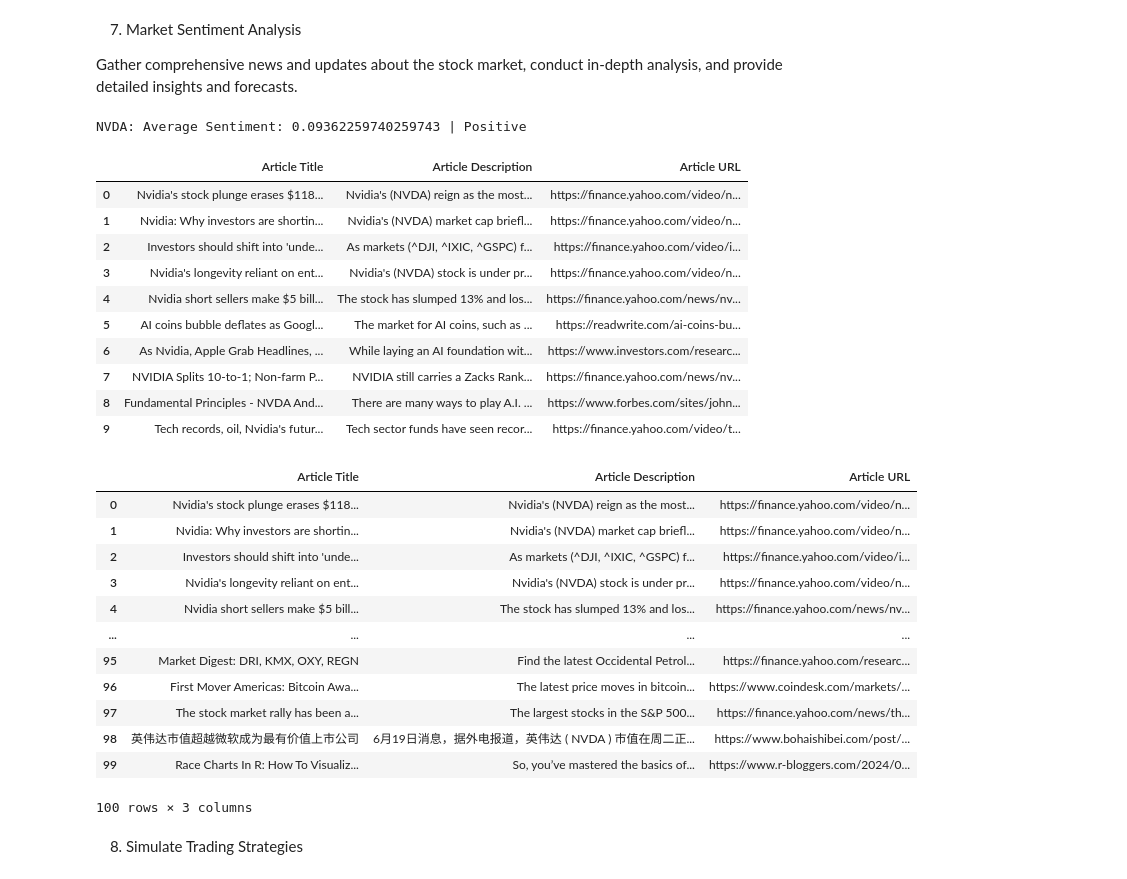
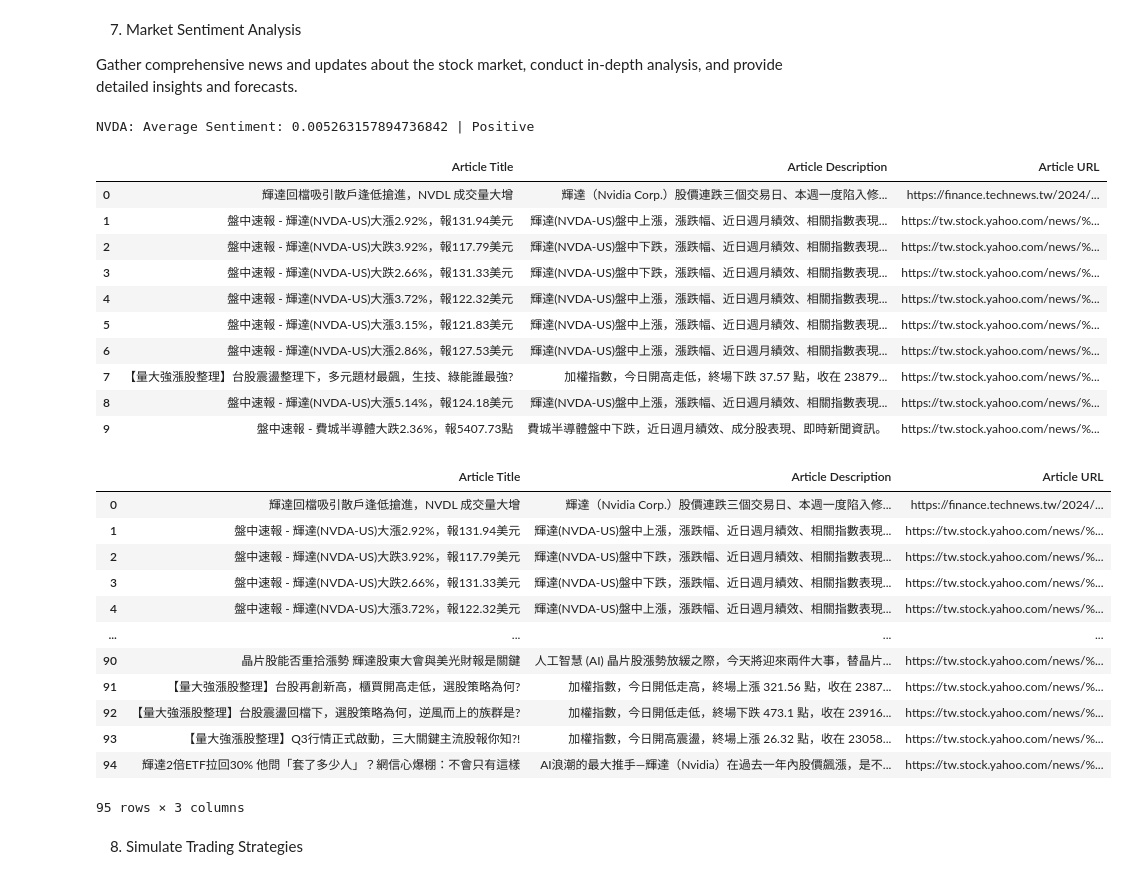
Before and after one commit to ctkqiang/StockAnalysis, a Jupyter notebook: Stock_analysis.ipynb, the cells around one changed output. Cells and saved outputs as stored; diff of their text form; code cells hidden in the pictures.

```diff
--- a/Stock_analysis.ipynb
+++ b/Stock_analysis.ipynb
@@ -286,7 +286,7 @@ display(plt)
 Gather comprehensive news and updates about the stock market, conduct in-depth analysis, and provide detailed insights and forecasts.
 # %%
 def fetch_stock_news(ticker):
-    url = f"https://newsapi.org/v2/everything?q={ticker}&apiKey=c27ac3ff5baa4f36abd7d6d90110da55"
+    url = f"https://newsapi.org/v2/everything?q={ticker}&apiKey=c27ac3ff5baa4f36abd7d6d90110da55&language=zh"
     response = requests.get(url)
 
     if response.status_code == 200:
@@ -348,56 +348,56 @@ if articles:
     top_10_articles = df_articles.head(10)
 
     display(top_10_articles)
 
     # Optional: Download and save to CS
     if download:
         # Save the top 10 articles to a CSV file
         top_10_articles.to_csv("output/top_10_articles.csv", index=False)
 
         # Read the CSV file back into a DataFrame
         read_df = pd.read_csv("output/top_10_articles.csv")
         display(read_df)
 
         # Convert DataFrame to Markdown format
         markdown_table = read_df.to_markdown(index=False)
 
         # Save the Markdown table to a .md file
         current_datetime = datetime.now().strftime("%Y-%m-%d_%H-%M-%S")
         file_name = f"output/Top_news_affected_{ticker}_{current_datetime}.md"
 
         with open(file_name, "w") as f:
             f.write(markdown_table)
 
     # Display the original DataFrame
     display(df_articles)
 else:
     print(f"No articles found for {ticker}. Check your API key or ticker symbol.")
 # %% [output]
-NVDA: Average Sentiment: 0.09362259740259743 | Positive
+NVDA: Average Sentiment: 0.005263157894736842 | Positive
 |  | Article Title | Article Description | Article URL |
-| 0 | Nvidia's stock plunge erases $118... | Nvidia's (NVDA) reign as the most... | https://finance.yahoo.com/video/n... |
-| 1 | Nvidia: Why investors are shortin... | Nvidia's (NVDA) market cap briefl... | https://finance.yahoo.com/video/n... |
-| 2 | Investors should shift into 'unde... | As markets (^DJI, ^IXIC, ^GSPC) f... | https://finance.yahoo.com/video/i... |
-| 3 | Nvidia's longevity reliant on ent... | Nvidia's (NVDA) stock is under pr... | https://finance.yahoo.com/video/n... |
-| 4 | Nvidia short sellers make $5 bill... | The stock has slumped 13% and los... | https://finance.yahoo.com/news/nv... |
-| 5 | AI coins bubble deflates as Googl... | The market for AI coins, such as ... | https://readwrite.com/ai-coins-bu... |
-| 6 | As Nvidia, Apple Grab Headlines, ... | While laying an AI foundation wit... | https://www.investors.com/researc... |
-| 7 | NVIDIA Splits 10-to-1; Non-farm P... | NVIDIA still carries a Zacks Rank... | https://finance.yahoo.com/news/nv... |
-| 8 | Fundamental Principles - NVDA And... | There are many ways to play A.I. ... | https://www.forbes.com/sites/john... |
-| 9 | Tech records, oil, Nvidia's futur... | Tech sector funds have seen recor... | https://finance.yahoo.com/video/t... |
+| 0 | 輝達回檔吸引散戶逢低搶進，NVDL 成交量大增 | 輝達（Nvidia Corp.）股價連跌三個交易日、本週一度陷入修... | https://finance.technews.tw/2024/... |
+| 1 | 盤中速報 - 輝達(NVDA-US)大漲2.92%，報131.94美元 | 輝達(NVDA-US)盤中上漲，漲跌幅、近日週月績效、相關指數表現... | https://tw.stock.yahoo.com/news/%... |
+| 2 | 盤中速報 - 輝達(NVDA-US)大跌3.92%，報117.79美元 | 輝達(NVDA-US)盤中下跌，漲跌幅、近日週月績效、相關指數表現... | https://tw.stock.yahoo.com/news/%... |
+| 3 | 盤中速報 - 輝達(NVDA-US)大跌2.66%，報131.33美元 | 輝達(NVDA-US)盤中下跌，漲跌幅、近日週月績效、相關指數表現... | https://tw.stock.yahoo.com/news/%... |
+| 4 | 盤中速報 - 輝達(NVDA-US)大漲3.72%，報122.32美元 | 輝達(NVDA-US)盤中上漲，漲跌幅、近日週月績效、相關指數表現... | https://tw.stock.yahoo.com/news/%... |
+| 5 | 盤中速報 - 輝達(NVDA-US)大漲3.15%，報121.83美元 | 輝達(NVDA-US)盤中上漲，漲跌幅、近日週月績效、相關指數表現... | https://tw.stock.yahoo.com/news/%... |
+| 6 | 盤中速報 - 輝達(NVDA-US)大漲2.86%，報127.53美元 | 輝達(NVDA-US)盤中上漲，漲跌幅、近日週月績效、相關指數表現... | https://tw.stock.yahoo.com/news/%... |
+| 7 | 【量大強漲股整理】台股震盪整理下，多元題材最飆，生技、綠能誰最強? | 加權指數，今日開高走低，終場下跌 37.57 點，收在 23879... | https://tw.stock.yahoo.com/news/%... |
+| 8 | 盤中速報 - 輝達(NVDA-US)大漲5.14%，報124.18美元 | 輝達(NVDA-US)盤中上漲，漲跌幅、近日週月績效、相關指數表現... | https://tw.stock.yahoo.com/news/%... |
+| 9 | 盤中速報 - 費城半導體大跌2.36%，報5407.73點 | 費城半導體盤中下跌，近日週月績效、成分股表現、即時新聞資訊。 | https://tw.stock.yahoo.com/news/%... |
 |  | Article Title | Article Description | Article URL |
-| 0 | Nvidia's stock plunge erases $118... | Nvidia's (NVDA) reign as the most... | https://finance.yahoo.com/video/n... |
-| 1 | Nvidia: Why investors are shortin... | Nvidia's (NVDA) market cap briefl... | https://finance.yahoo.com/video/n... |
-| 2 | Investors should shift into 'unde... | As markets (^DJI, ^IXIC, ^GSPC) f... | https://finance.yahoo.com/video/i... |
-| 3 | Nvidia's longevity reliant on ent... | Nvidia's (NVDA) stock is under pr... | https://finance.yahoo.com/video/n... |
-| 4 | Nvidia short sellers make $5 bill... | The stock has slumped 13% and los... | https://finance.yahoo.com/news/nv... |
+| 0 | 輝達回檔吸引散戶逢低搶進，NVDL 成交量大增 | 輝達（Nvidia Corp.）股價連跌三個交易日、本週一度陷入修... | https://finance.technews.tw/2024/... |
+| 1 | 盤中速報 - 輝達(NVDA-US)大漲2.92%，報131.94美元 | 輝達(NVDA-US)盤中上漲，漲跌幅、近日週月績效、相關指數表現... | https://tw.stock.yahoo.com/news/%... |
+| 2 | 盤中速報 - 輝達(NVDA-US)大跌3.92%，報117.79美元 | 輝達(NVDA-US)盤中下跌，漲跌幅、近日週月績效、相關指數表現... | https://tw.stock.yahoo.com/news/%... |
+| 3 | 盤中速報 - 輝達(NVDA-US)大跌2.66%，報131.33美元 | 輝達(NVDA-US)盤中下跌，漲跌幅、近日週月績效、相關指數表現... | https://tw.stock.yahoo.com/news/%... |
+| 4 | 盤中速報 - 輝達(NVDA-US)大漲3.72%，報122.32美元 | 輝達(NVDA-US)盤中上漲，漲跌幅、近日週月績效、相關指數表現... | https://tw.stock.yahoo.com/news/%... |
 | ... | ... | ... | ... |
-| 95 | Market Digest: DRI, KMX, OXY, REGN | Find the latest Occidental Petrol... | https://finance.yahoo.com/researc... |
-| 96 | First Mover Americas: Bitcoin Awa... | The latest price moves in bitcoin... | https://www.coindesk.com/markets/... |
-| 97 | The stock market rally has been a... | The largest stocks in the S&P 500... | https://finance.yahoo.com/news/th... |
-| 98 | 英伟达市值超越微软成为最有价值上市公司 | 6月19日消息，据外电报道，英伟达 ( NVDA ) 市值在周二正... | https://www.bohaishibei.com/post/... |
-| 99 | Race Charts In R: How To Visualiz... | So, you’ve mastered the basics of... | https://www.r-bloggers.com/2024/0... |
+| 90 | 晶片股能否重拾漲勢 輝達股東大會與美光財報是關鍵 | 人工智慧 (AI) 晶片股漲勢放緩之際，今天將迎來兩件大事，替晶片... | https://tw.stock.yahoo.com/news/%... |
+| 91 | 【量大強漲股整理】台股再創新高，櫃買開高走低，選股策略為何? | 加權指數，今日開低走高，終場上漲 321.56 點，收在 2387... | https://tw.stock.yahoo.com/news/%... |
+| 92 | 【量大強漲股整理】台股震盪回檔下，選股策略為何，逆風而上的族群是? | 加權指數，今日開低走低，終場下跌 473.1 點，收在 23916... | https://tw.stock.yahoo.com/news/%... |
+| 93 | 【量大強漲股整理】Q3行情正式啟動，三大關鍵主流股報你知?! | 加權指數，今日開高震盪，終場上漲 26.32 點，收在 23058... | https://tw.stock.yahoo.com/news/%... |
+| 94 | 輝達2倍ETF拉回30% 他問「套了多少人」？網信心爆棚：不會只有這樣 | AI浪潮的最大推手—輝達（Nvidia）在過去一年內股價飆漲，是不... | https://tw.stock.yahoo.com/news/%... |
-100 rows × 3 columns
+95 rows × 3 columns
 # %% [markdown]
 8. Simulate Trading Strategies
 # %%
```
Also changed, not shown: parts of 7 cells of this notebook.
